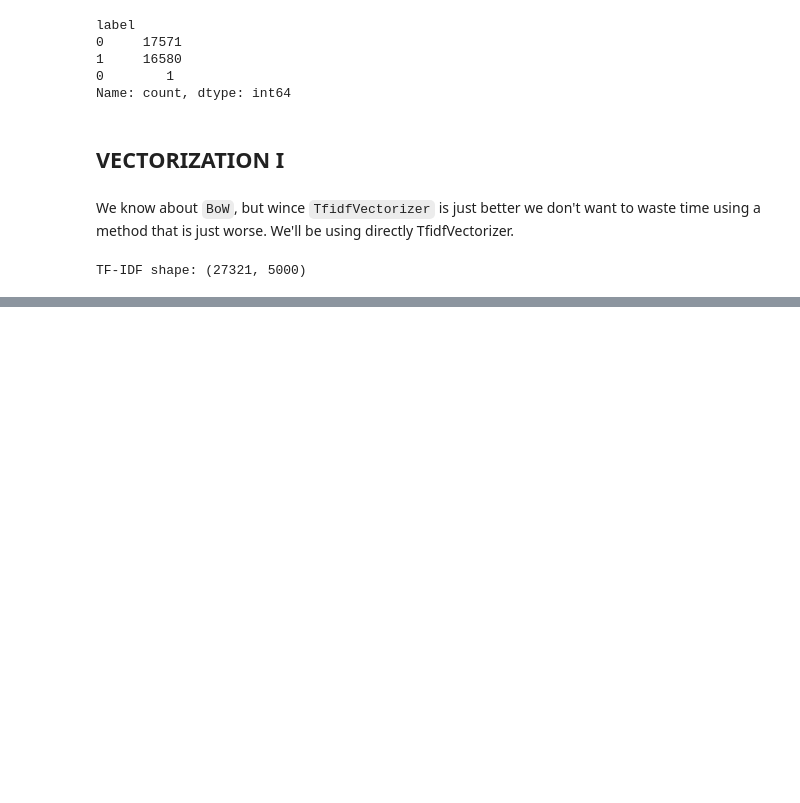
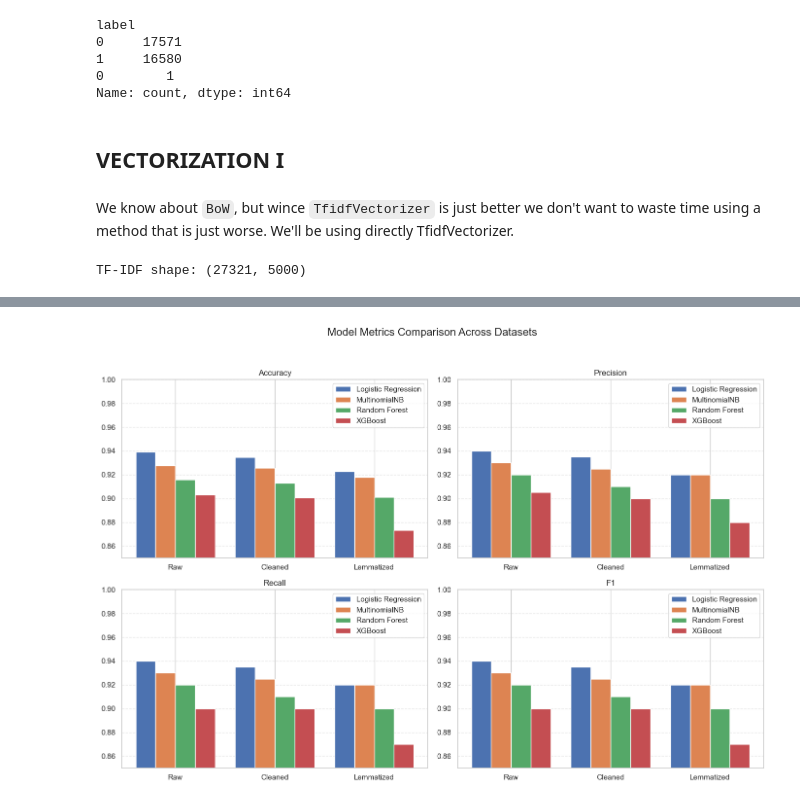
Before and after one commit to iKebb/Project05_NLP, a Jupyter notebook: main.ipynb, the cells around one changed output, grey strips where cells are left out. Saved outputs shown, nothing was run; the diff lists cells and outputs as text; code cells hidden in the pictures; blank space fills up the shorter version.

Commit message:
model testing and word embedding using GloVe

```diff
--- a/main.ipynb
+++ b/main.ipynb
@@ -277,0 +591,57 @@ Confusion Matrix:
+# %%
+# <>! AI GENERATED CODE <>!
+import matplotlib.pyplot as plt
+import numpy as np
+
+# Métricas ya conocidas
+metrics = {
+    "Logistic Regression": {
+        "Raw":      {"accuracy":0.9392, "precision":0.94, "recall":0.94, "f1":0.94},
+        "Cleaned":  {"accuracy":0.9347, "precision":0.935, "recall":0.935, "f1":0.935},
+        "Lemmatized":{"accuracy":0.9230, "precision":0.92, "recall":0.92, "f1":0.92}
+    },
+    "MultinomialNB": {
+        "Raw":      {"accuracy":0.9277, "precision":0.93, "recall":0.93, "f1":0.93},
+        "Cleaned":  {"accuracy":0.9255, "precision":0.925, "recall":0.925, "f1":0.925},
+        "Lemmatized":{"accuracy":0.9180, "precision":0.92, "recall":0.92, "f1":0.92}
+    },
+    "Random Forest": {
+        "Raw":      {"accuracy":0.9158, "precision":0.92, "recall":0.92, "f1":0.92},
+        "Cleaned":  {"accuracy":0.9130, "precision":0.91, "recall":0.91, "f1":0.91},
+        "Lemmatized":{"accuracy":0.9012, "precision":0.90, "recall":0.90, "f1":0.90}
+    },
+    "XGBoost": {
+        "Raw":      {"accuracy":0.9031, "precision":0.905, "recall":0.90, "f1":0.90},
+        "Cleaned":  {"accuracy":0.9009, "precision":0.90, "recall":0.90, "f1":0.90},
+        "Lemmatized":{"accuracy":0.8731, "precision":0.88, "recall":0.87, "f1":0.87}
+    }
+}
+
+datasets = ["Raw", "Cleaned", "Lemmatized"]
+models = list(metrics.keys())
+metric_names = ["accuracy","precision","recall","f1"]
+
+x = np.arange(len(datasets))
+width = 0.2
+
+fig, axes = plt.subplots(2,2, figsize=(14,10))
+axes = axes.flatten()
+
+for i, m_name in enumerate(metric_names):
+    ax = axes[i]
+    for j, model in enumerate(models):
+        vals = [metrics[model][ds][m_name] for ds in datasets]
+        ax.bar(x + j*width, vals, width=width, label=model)
+
+    ax.set_title(m_name.capitalize())
+    ax.set_xticks(x + width*1.5)
+    ax.set_xticklabels(datasets)
+    ax.set_ylim(0.85,1)
+    ax.grid(axis="y", linestyle="--", alpha=0.5)
+    ax.legend()
+
+plt.suptitle("Model Metrics Comparison Across Datasets", fontsize=16)
+plt.tight_layout(rect=[0, 0.03, 1, 0.95])
+plt.show()
+# %% [output]
+[figure, added]
```
Also changed, not shown: parts of 60 cells of this notebook, 1 other file.
